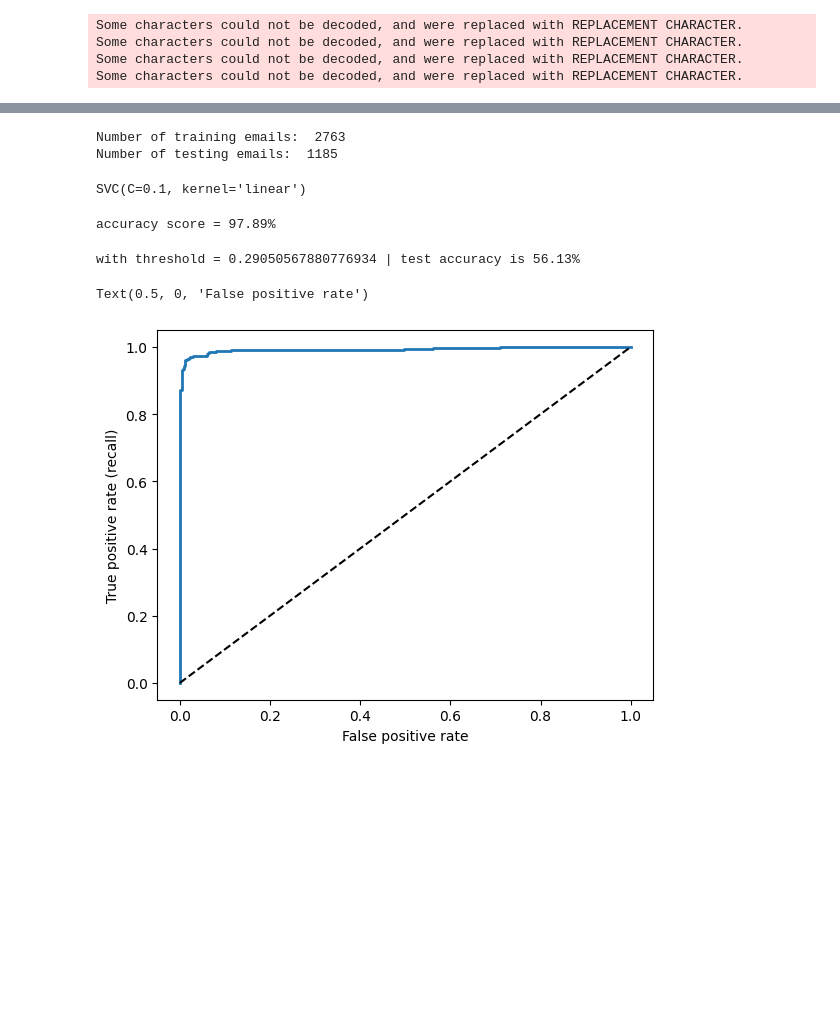
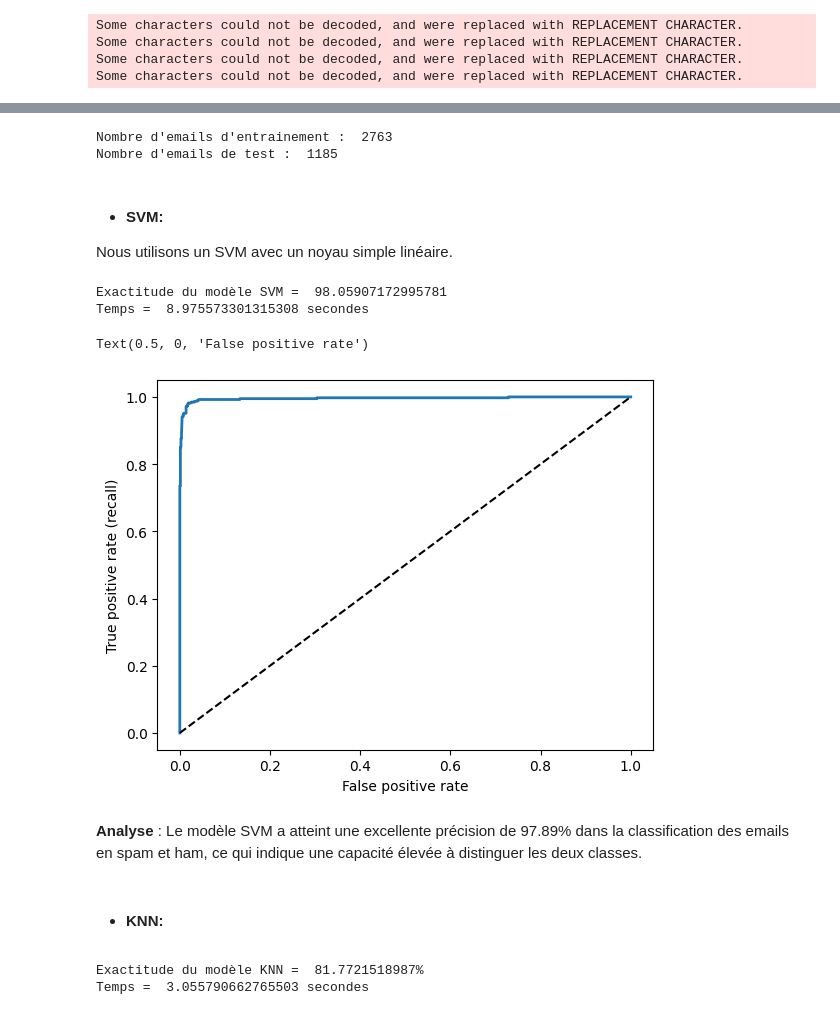
Before and after one commit to manel15279/AI-SPAM-Classifier, a Jupyter notebook: classifier.ipynb, the cells around one changed output, grey strips where cells are left out. Saved outputs shown, nothing was run; the diff lists cells and outputs as text; code cells hidden in the pictures; blank space fills up the shorter version.

```diff
--- a/classifier.ipynb
+++ b/classifier.ipynb
@@ -100,7 +114,6 @@ class clean_dataset(BaseEstimator, TransformerMixin):
             stop_words = stopwords.words('english')
             words_list = [w for w in text.split() if w not in stop_words]  # remove stop words
             words_list = [lemmatizer.lemmatize(w) for w in words_list]
-            words_list = [stemmer.stem(w) for w in words_list]
             text_list.append(' '.join(words_list))
         return np.array(text_list)
 # %%
@@ -209,6 +211,6 @@ print(y_test.shape)
 # %%
-print("Number of training emails: ", len(X_train))
-print("Number of testing emails: ", len(X_test))
+print("Nombre d'emails d'entrainement : ", len(X_train))
+print("Nombre d'emails de test : ", len(X_test))
 # %% [output]
-Number of training emails:  2763
-Number of testing emails:  1185
+Nombre d'emails d'entrainement :  2763
+Nombre d'emails de test :  1185
@@ -215,33 +222,64 @@ Number of testing emails:  1185
+# %% [markdown]
+- #### __SVM__:
+Nous utilisons un SVM avec un noyau simple linéaire.
 # %%
 from sklearn import svm
+
+start_time = time.time()
+
 model = svm.SVC(kernel='linear',C=0.1)
 model.fit(X_train,y_train)
+predictions = model.predict(X_test) # Entrainement
+
+# calculer la precision du modele c-a-d y_pred par rapport a y_test
+accuracy = accuracy_score(y_test, predictions)
+end_time = time.time()
+accuracies.append(accuracy)
+Time.append(end_time - start_time)
+
+print("Exactitude du modèle SVM = ", accuracy*100)
+print("Temps = ", end_time - start_time, "secondes")
 # %% [output]
-SVC(C=0.1, kernel='linear')
+Exactitude du modèle SVM =  98.05907172995781
+Temps =  8.975573301315308 secondes
-# %%
-predictions=model.predict(X_test)
-
-print("accuracy score = {}%".format(round(accuracy_score(y_test, predictions)*100, 2)))
-# %% [output]
-accuracy score = 97.89%
 # %%
-
+train_prediction_scores = model.decision_function(X_train)
 test_prediction_scores = model.decision_function(X_test)
 
 fpr, tpr, thresholds = roc_curve(y_test, test_prediction_scores)
-
-gmeans = np.sqrt(tpr * (1-fpr))
-ix = np.argmax(gmeans)
-threshold = thresholds[ix]
-test_prediction = np.asarray([ 1 if x > threshold else 0 for x in test_prediction_scores])
-print("with threshold = {0} | test accuracy is {1:.2f}%"
-      .format(threshold, (test_prediction==np.asarray(y_test)).mean() * 100))
 
 plt.plot(fpr, tpr, linewidth=2)
 plt.plot([0, 1], [0, 1], 'k--')
 plt.ylabel("True positive rate (recall)")
 plt.xlabel("False positive rate")
 # %% [output]
-with threshold = 0.29050567880776934 | test accuracy is 56.13%
+Text(0.5, 0, 'False positive rate')
-Text(0.5, 0, 'False positive rate')
-[figure, old version]
+[figure, new version]
+# %% [markdown]
+__Analyse__ :
+Le modèle SVM a atteint une excellente précision de 97.89% dans la classification des emails en spam et ham, ce qui indique une capacité élevée à distinguer les deux classes.
+# %% [markdown]
+- #### __KNN__:
+# %%
+from sklearn.neighbors import KNeighborsClassifier
+
+start_time = time.time()
+
+# creer un classifieur KNN k=5
+knn = KNeighborsClassifier(n_neighbors=5)
+# Fit  avec training data x-train et y-train
+knn.fit(X_train, y_train)
+# faire la prediction sur test data
+y_pred = knn.predict(X_test)
+
+# calculer la precision du modele c-a-d y_pred par rapport a y_test
+accuracy = accuracy_score(y_test, y_pred)
+end_time = time.time()
+accuracies.append(accuracy)
+Time.append(end_time - start_time)
+
+print("Exactitude du modèle KNN =  {0:.10f}%".format(accuracy*100))
+print("Temps = ", end_time - start_time, "secondes")
+# %% [output]
+Exactitude du modèle KNN =  81.7721518987%
+Temps =  3.055790662765503 secondes
```
Also changed, not shown: parts of 28 cells of this notebook.
